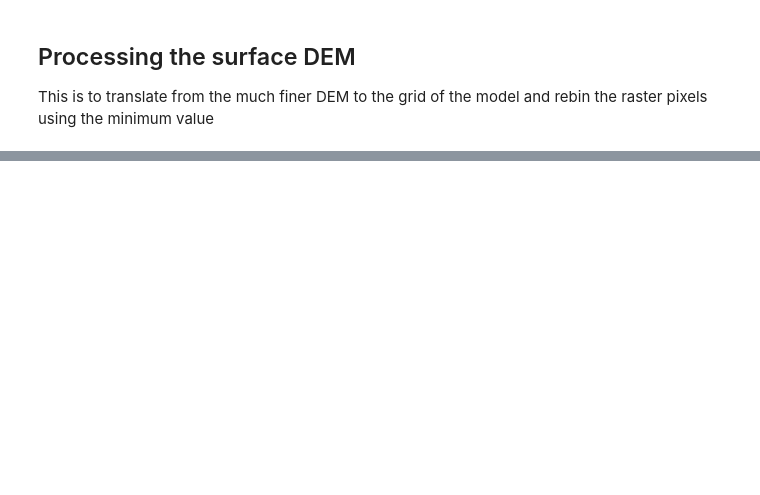
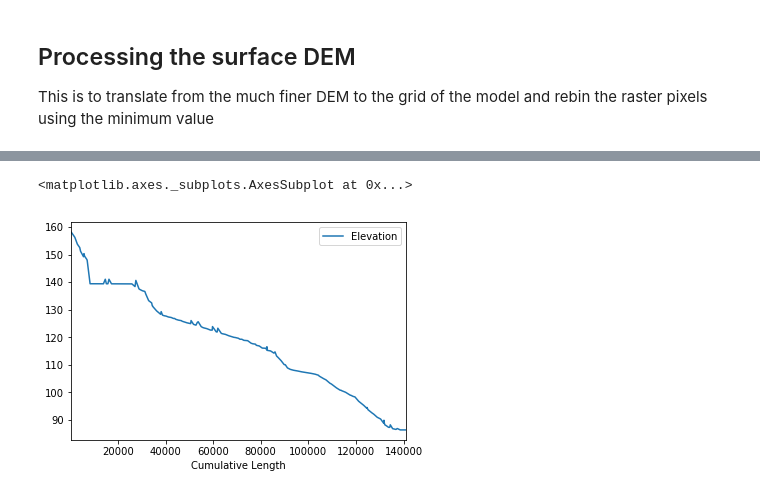
Before and after one commit to daniel-partington/CampaspeModel, a Jupyter notebook: CustomScripts/SFR2_build.ipynb, the cells around one changed output, grey strips where cells are left out. Saved outputs shown, nothing was run; the diff lists cells and outputs as text; code cells hidden in the pictures; blank space fills up the shorter version.

```diff
--- a/CustomScripts/SFR2_build.ipynb
+++ b/CustomScripts/SFR2_build.ipynb
@@ -80,0 +689,13 @@ except subprocess.CalledProcessError as e:
+# %%
+river_df = pd.DataFrame({'Reach':riv_reach, 'Elevation':riv_elevations})
+# %%
+river_seg = river_df.groupby('Reach').min()
+# %%
+river_seg['Length'] = lengths
+# %%
+river_seg['Cumulative Length'] = river_seg['Length'].cumsum()
+# %%
+river_seg.plot(x='Cumulative Length', y='Elevation')
+# %% [output]
+<matplotlib.axes._subplots.AxesSubplot at 0x...>
+[figure, added]
```
Also changed, not shown: parts of 96 cells of this notebook.
